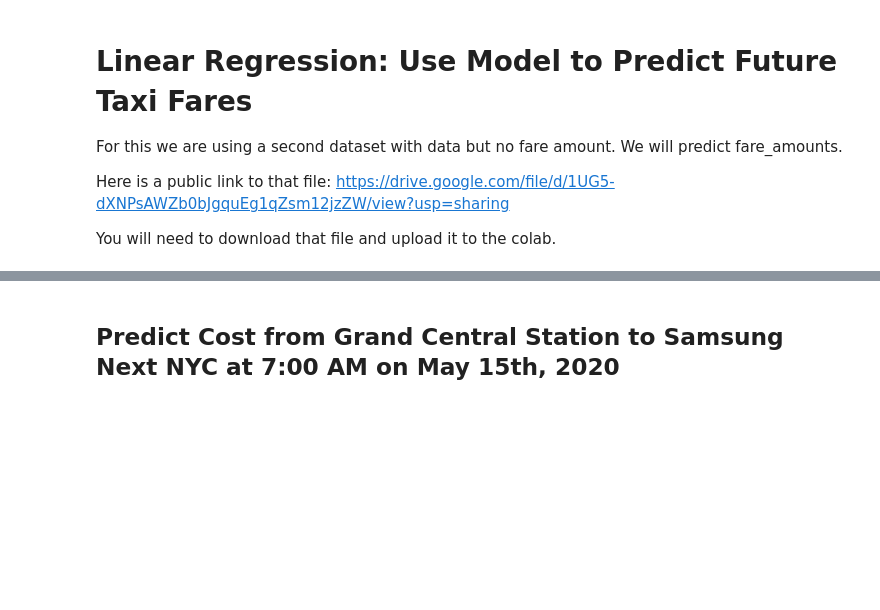
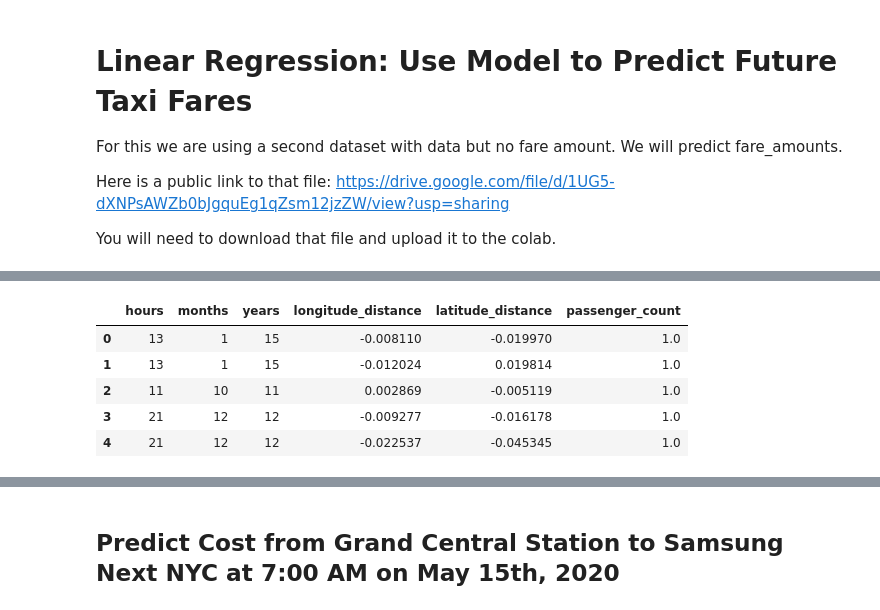
Before and after one commit to BlazingDB/bsql-demos, a Jupyter notebook: taxi_fare_prediction.ipynb, the cells around one changed output, grey strips where cells are left out. Drawn from its saved outputs; the diff is of its cells as text; code cells hidden in the pictures; blank space fills up the shorter version.

```diff
--- a/taxi_fare_prediction.ipynb
+++ b/taxi_fare_prediction.ipynb
@@ -306 +301,14 @@ test.csv.1          100%[===================>] 959.88K  --.-KB/s    in 0.09s
+# %%
+# temp fix to columns not translating as expected
+X_test_gdf.columns = ['hours', 'months', 'years',
+                       'longitude_distance', 'latitude_distance', 'passenger_count']
+
+X_test_gdf.head()
+# %% [output]
+|  | hours | months | years | longitude_distance | latitude_distance | passenger_count |
+| 0 | 13 | 1 | 15 | -0.008110 | -0.019970 | 1.0 |
+| 1 | 13 | 1 | 15 | -0.012024 | 0.019814 | 1.0 |
+| 2 | 11 | 10 | 11 | 0.002869 | -0.005119 | 1.0 |
+| 3 | 21 | 12 | 12 | -0.009277 | -0.016178 | 1.0 |
+| 4 | 21 | 12 | 12 | -0.022537 | -0.045345 | 1.0 |
 # %%
```
Also changed, not shown: parts of 8 cells of this notebook.
